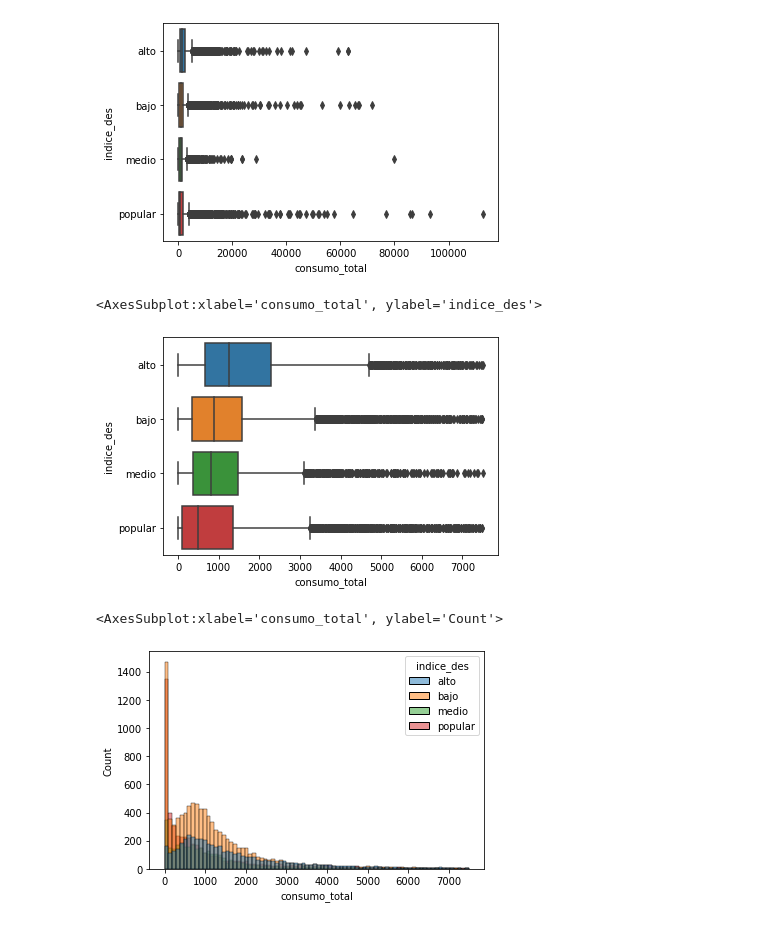
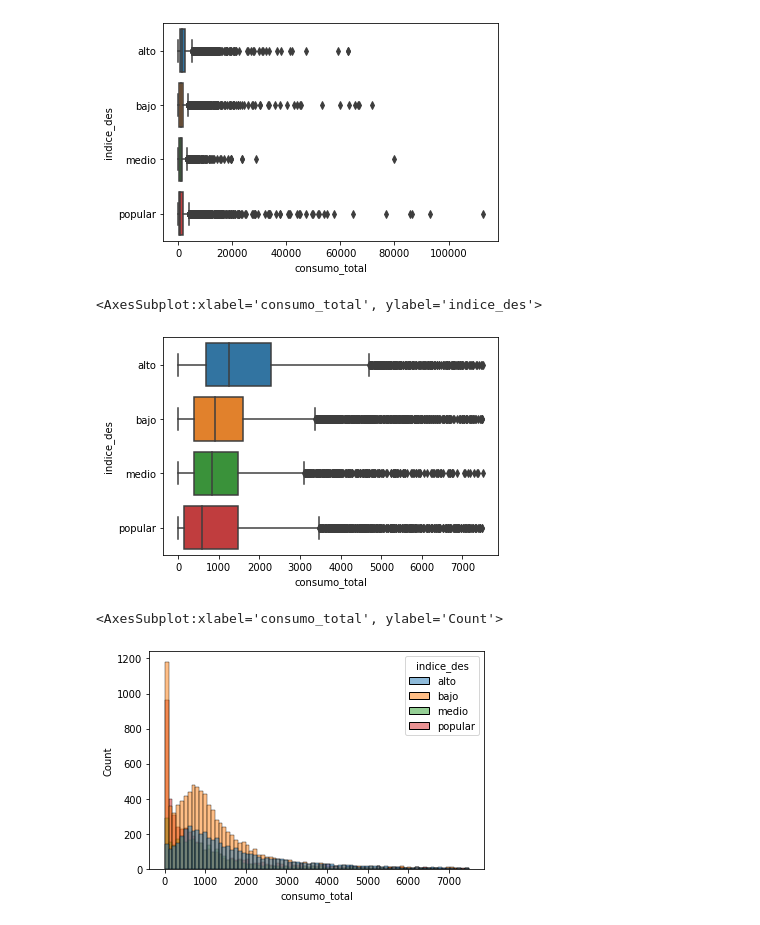
Before and after one commit to lechugaa/intro_ds_p1_consumo_agua, a Jupyter notebook: Lab_1_MH.ipynb, the cells around one changed output. Drawn from its saved outputs; the diff is of its cells as text; code cells hidden in the pictures.

```diff
--- a/Lab_1_MH.ipynb
+++ b/Lab_1_MH.ipynb
@@ -224,7 +132,7 @@ data_clean.groupby(['alcaldia', 'indice_des', 'latitud', 'longitud']).mean(['con
 # %%
-data_consumo_total_mean = data_clean[['alcaldia', 'indice_des', 'latitud', 'longitud', 'consumo_total',\
+data_consumo_total_mean = data_clean[['alcaldia', 'indice_des','colonia', 'latitud', 'longitud', 'consumo_total',\
                                       'consumo_total_dom', 'consumo_total_mixto', 'consumo_total_no_dom']].\
-groupby(['alcaldia', 'indice_des', 'latitud', 'longitud']).mean().reset_index()
+groupby(['alcaldia', 'indice_des','colonia', 'latitud', 'longitud']).mean().reset_index()
 
 data_consumo_total_mean
 # %% [output]
@@ -274,13 +198,16 @@ sns.boxplot(x = "consumo_total", y = "indice_des", data = data_consumo_total_mea
 <AxesSubplot:xlabel='consumo_total', ylabel='indice_des'>
 [figure]
 # %%
-sns.boxplot(x = "consumo_total", y = "indice_des", data = data_consumo_total_mean[data_consumo_total_mean.consumo_total < 7500])
+sns.boxplot(x = "consumo_total", y = "indice_des",
+            data = data_consumo_total_mean[(data_consumo_total_mean.consumo_total < 7500) & (data_consumo_total_mean.consumo_total > 0)])
 # %% [output]
 <AxesSubplot:xlabel='consumo_total', ylabel='indice_des'>
-[figure, old version]
+[figure, new version]
 # %%
-sns.histplot(x = "consumo_total", hue = "indice_des", data = data_consumo_total_mean[data_consumo_total_mean.consumo_total < 7500])
+sns.histplot(x = "consumo_total", hue = "indice_des",
+             data = data_consumo_total_mean[(data_consumo_total_mean.consumo_total < 7500)
+                                            & (data_consumo_total_mean.consumo_total > 0)])
 # %% [output]
 <AxesSubplot:xlabel='consumo_total', ylabel='Count'>
-[figure, old version]
+[figure, new version]
 # %%
```
Also changed, not shown: parts of 17 cells of this notebook.
